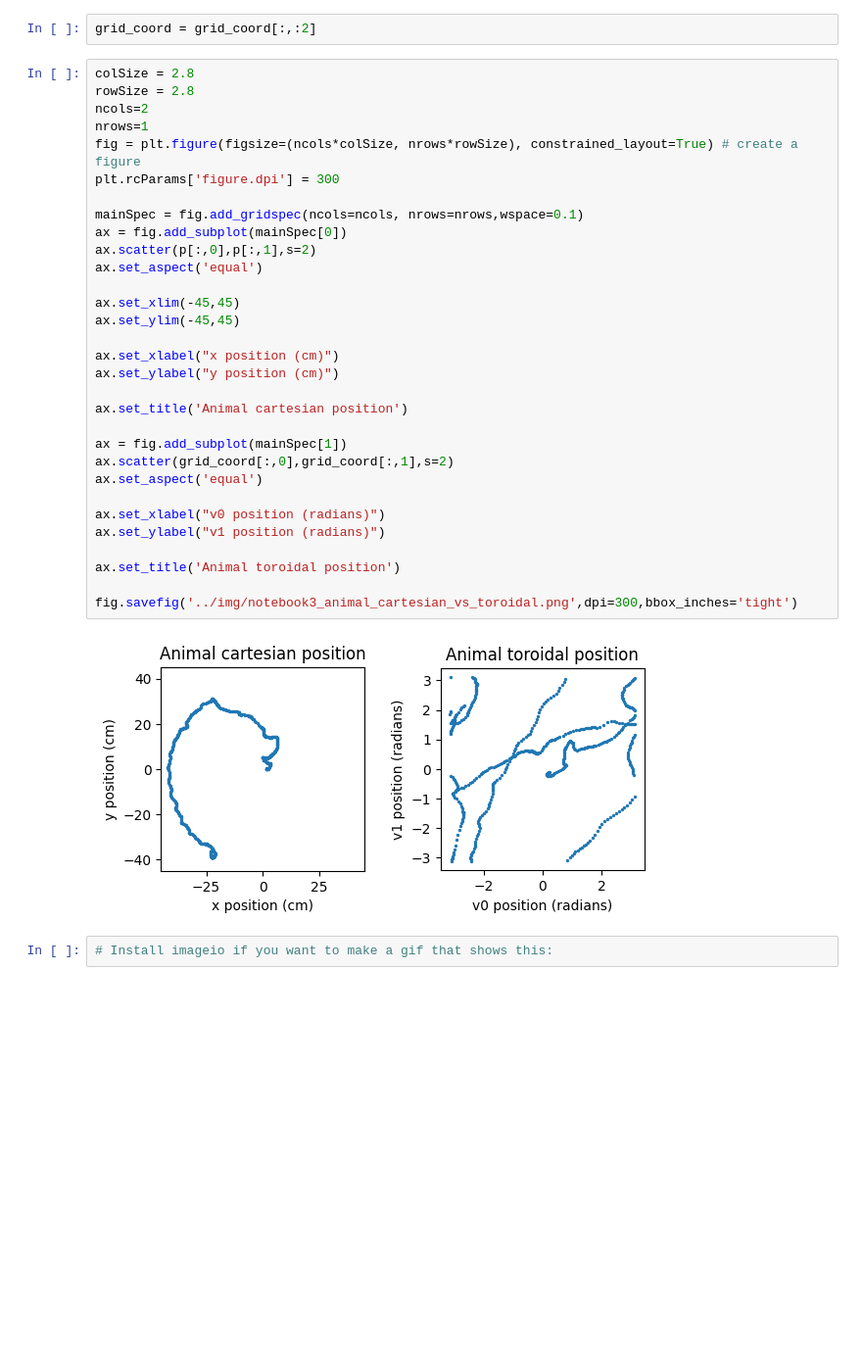
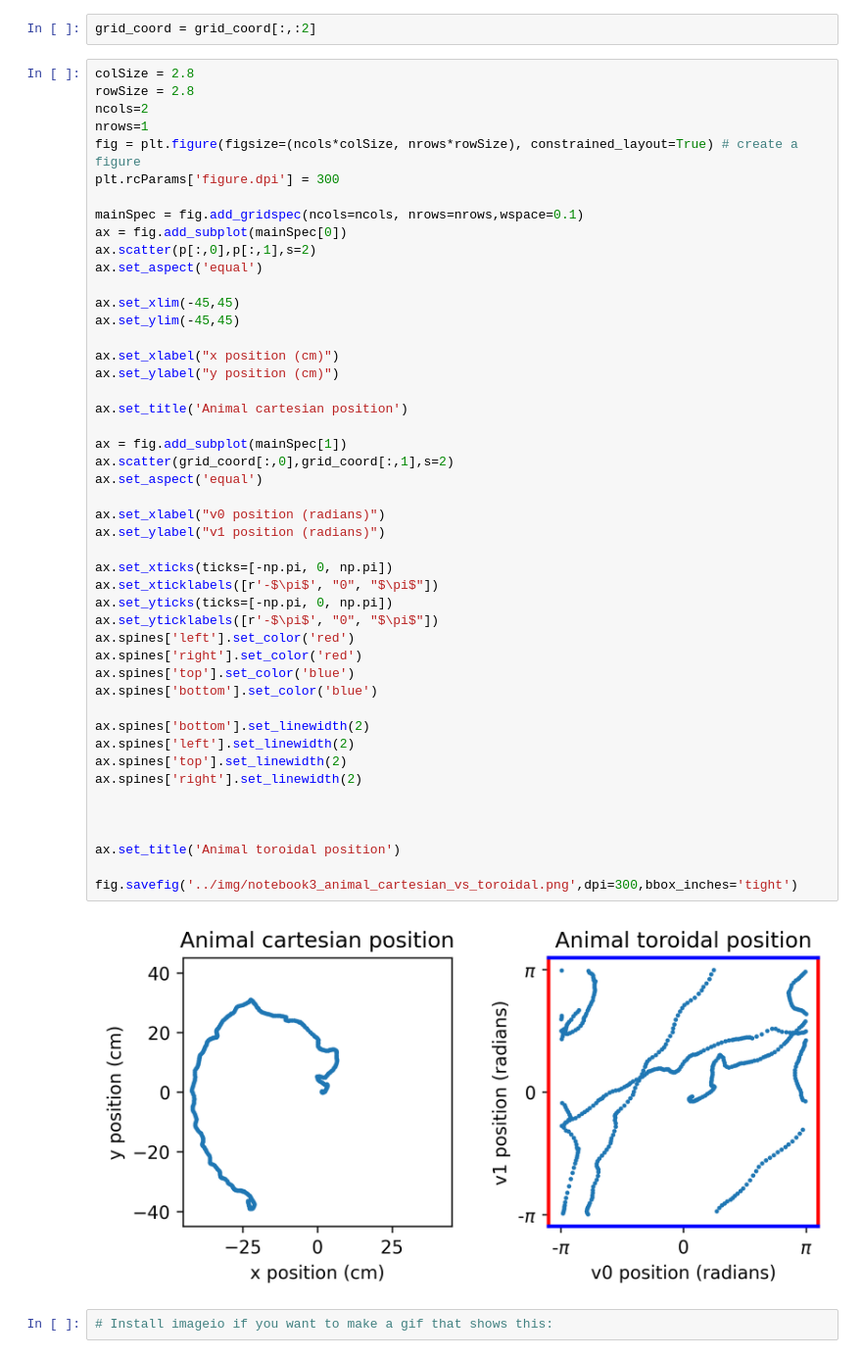
Before and after one commit to PJJ19/autopi_grid_cell_decoding, a Jupyter notebook: notebooks/3_Transforming 2D Cartesian coordinates into 2D toroidal coordinates.ipynb, the cells around one changed output. Shown: that part at 98% size. Cells and saved outputs as stored; diff of their text form; blank space fills up the shorter version.

```diff
--- a/notebooks/3_Transforming 2D Cartesian coordinates into 2D toroidal coordinates.ipynb
+++ b/notebooks/3_Transforming 2D Cartesian coordinates into 2D toroidal coordinates.ipynb
@@ -463,34 +463,50 @@ colSize = 2.8
 rowSize = 2.8
 ncols=2
 nrows=1
 fig = plt.figure(figsize=(ncols*colSize, nrows*rowSize), constrained_layout=True) # create a figure
 plt.rcParams['figure.dpi'] = 300
 
 mainSpec = fig.add_gridspec(ncols=ncols, nrows=nrows,wspace=0.1)
 ax = fig.add_subplot(mainSpec[0])
 ax.scatter(p[:,0],p[:,1],s=2)
 ax.set_aspect('equal')
 
 ax.set_xlim(-45,45)
 ax.set_ylim(-45,45)
 
 ax.set_xlabel("x position (cm)")
 ax.set_ylabel("y position (cm)")
 
 ax.set_title('Animal cartesian position')
 
 ax = fig.add_subplot(mainSpec[1])
 ax.scatter(grid_coord[:,0],grid_coord[:,1],s=2)
 ax.set_aspect('equal')
 
 ax.set_xlabel("v0 position (radians)")
 ax.set_ylabel("v1 position (radians)")
 
+ax.set_xticks(ticks=[-np.pi, 0, np.pi])
+ax.set_xticklabels([r'-$\pi$', "0", "$\pi$"])
+ax.set_yticks(ticks=[-np.pi, 0, np.pi])
+ax.set_yticklabels([r'-$\pi$', "0", "$\pi$"])
+ax.spines['left'].set_color('red')
+ax.spines['right'].set_color('red')
+ax.spines['top'].set_color('blue')
+ax.spines['bottom'].set_color('blue')
+
+ax.spines['bottom'].set_linewidth(2)
+ax.spines['left'].set_linewidth(2)
+ax.spines['top'].set_linewidth(2)
+ax.spines['right'].set_linewidth(2)
+
+
+
 ax.set_title('Animal toroidal position')
 
 fig.savefig('../img/notebook3_animal_cartesian_vs_toroidal.png',dpi=300,bbox_inches='tight')
 # %% [output]
-[figure, old version]
+[figure, new version]
 # %%
 # Install imageio if you want to make a gif that shows this:
 # %%
```
Also changed, not shown: parts of 4 cells of this notebook, 3 other files.
